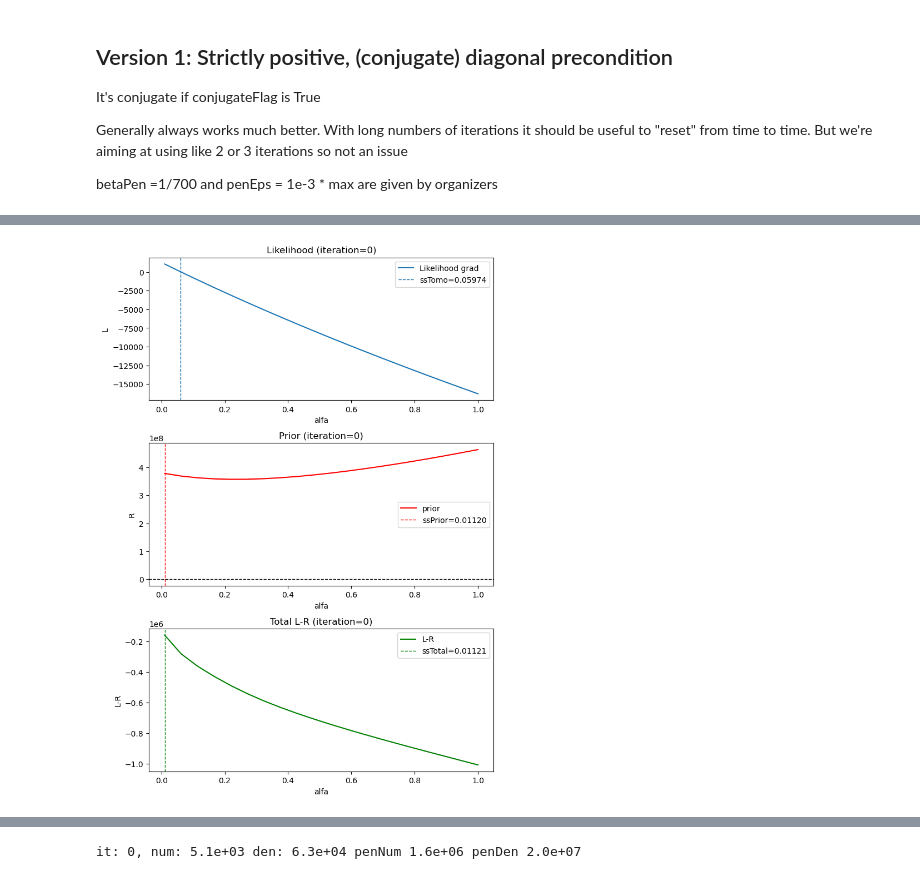
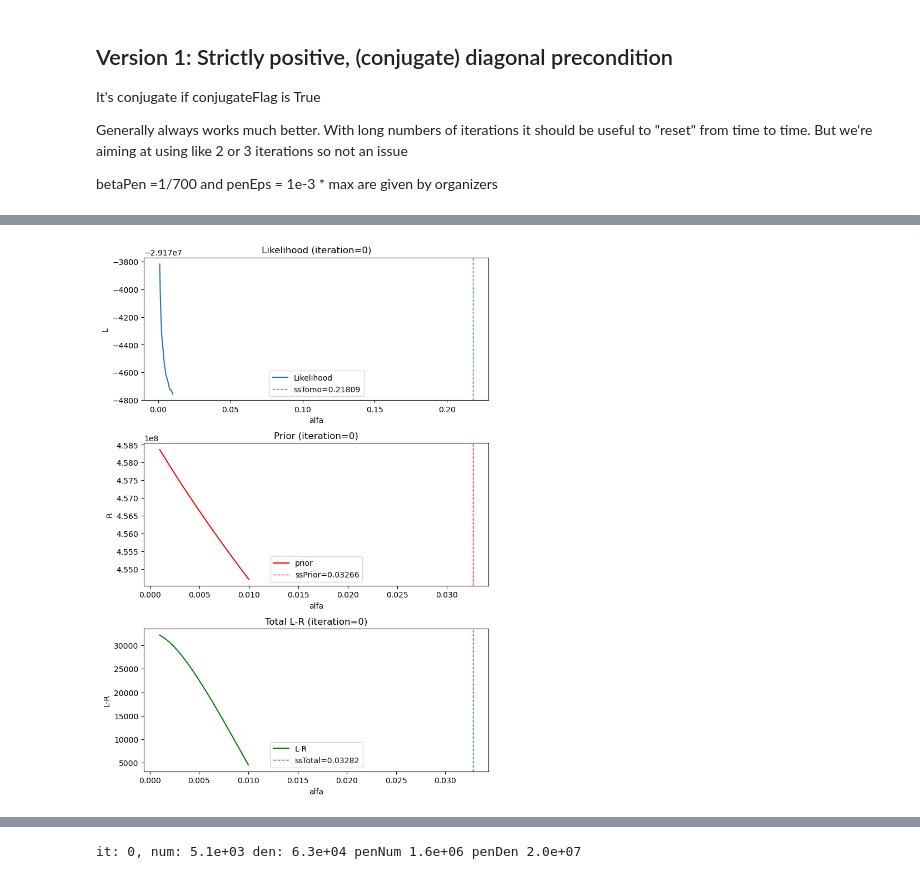
Before and after one commit to SyneRBI/PETRIC-Tomo-Unimib, a Jupyter notebook: Matteo_test.ipynb, the cells around one changed output, grey strips where cells are left out. Cells and saved outputs as stored; diff of their text form; code cells hidden in the pictures.

```diff
--- a/Matteo_test.ipynb
+++ b/Matteo_test.ipynb
@@ -14,7 +16,7 @@ import scipy.ndimage as ndi # used to do some processing on the images
 STIR.AcquisitionData.set_storage_scheme('memory')
 # %%
 # path of the folder containing all the needed input data
-data_path = '/mnt/share/petric/Siemens_mMR_ACR'
+data_path = '/mnt/share/petric/Siemens_mMR_NEMA_IQ'
 # %%
 STIR.set_verbosity(1)
 # %% [markdown]
@@ -241,16 +226,18 @@ def L_grad(alfa,y,y_bar,fp_sdir):
 
     y_bar_next               =  y_bar+alfa*fp_sdir
     #y_bar_next=np.abs(y_bar_next) +0.0001
-    #y_bar_next[y_bar_next<=0]=L_eps
-    b=addCorr.as_array().flatten()
-    y_bar_next[y_bar_next<b]=b
+    y_bar_next[y_bar_next<=0]=L_eps
+
+    #b=addCorr.as_array().flatten()
+    #y_bar_next[y_bar_next<b]=b
 
     return np.sum( (y*fp_sdir)/(y_bar_next)-fp_sdir)
 
 
 def R_grad (alfa,x_old,kappa_,eps_,pixS_,sdir):
-    R=0
-    x_next=  x_old+alfa*sdir
+    R_prime          =0
+    #R_second         =0
+    x_next           =  x_old+alfa*sdir
     x_next[x_next<=0]=0
 
     for xs in range(-1,2):
@@ -277,15 +264,15 @@ def R_grad (alfa,x_old,kappa_,eps_,pixS_,sdir):
                 diff_s= sdir - s_shift
                 sum_s = sdir + s_shift
 
-                #wI       = 2*f*diff_s*(g+2*f)-f**2*(sum_s+2*np.where(f*diff_s > 0, 1, -1))
-                wI       = 2*f*diff_s*(g + np.abs(f))-f**2*(sum_s+eps_)
 
-                wI      /= ( g + 2 * np.abs(f) + eps_)**2
-
-
-                wI      *= pixS_[1]*kappa_*sk_ / np.sqrt((zs*pixS_[0])**2+(xs*pixS_[1])**2+(ys*pixS_[2])**2)
-                R       += np.sum(np.sum(np.sum(wI,axis=-1),axis=-1),axis=-1)
-        return R
+                N        = 2*f*diff_s*(g + np.abs(f))-f**2*(sum_s+eps_)
+                D        = ( g + 2 * np.abs(f) + eps_)
+                molt_fac = pixS_[1]*kappa_*sk_ / np.sqrt((zs*pixS_[0])**2+(xs*pixS_[1])**2+(ys*pixS_[2])**2)
+                R_prime       += np.sum(np.sum(np.sum(molt_fac*N/D**2,axis=-1),axis=-1),axis=-1)
+                #R_second      += np.sum(np.sum(np.sum(molt_fac*\
+                                #(2*diff_s**2*(g+3*np.abs(f))*D**2 +\
+                                 #D*((sum_s)+2*(np.abs(f)*diff_s)/(f+0.0001)*N))/(D**4),axis=-1),axis=-1),axis=-1)
+        return R_prime
 
 def Obj_grad (alfa,y,y_bar,fp_sdir, x_old,kappa_,eps_,pixS_,sdir):
 
@@ -309,7 +296,7 @@ pGrad = image.get_uniform_copy(0)
 sDir = image.get_uniform_copy(0)
 
 sampling=20
-alfa= np.linspace(0.01,1 , sampling)
+alfa= np.linspace(0.001,0.01 , sampling)
 L_values=np.zeros((nIt,sampling))
 L_grad_values=np.zeros((nIt,sampling))
 R_values=np.zeros((nIt,sampling))
@@ -373,6 +360,7 @@ for itIdx in range(nIt):
 
 
 
+
     #Tomo step size
     ssNum = sDir.dot(gradI)
     ssDen = fPsDir.dot((fPsDir/fwdProj)) #*42
@@ -412,8 +411,8 @@ show_it=show_it%nIt
 fig, axs = plt.subplots(3, 1, figsize=(8, 12))
 plt.subplots_adjust(hspace=0.3)
 
-#axs[0].plot(alfa,L_values[show_it,:],label='Likelihood')
-axs[0].plot(alfa,L_grad_values[show_it,:],label='Likelihood grad')
+axs[0].plot(alfa,L_values[show_it,:],label='Likelihood')
+#axs[0].plot(alfa,L_grad_values[show_it,:],label='Likelihood grad')
 #axs[0].axhline(y=0, linestyle='--',color='black', linewidth=1)
 axs[0].axvline(x=ssTomo_hist[show_it], linestyle='--', linewidth=1, label=f'ssTomo={ssTomo_hist[show_it]:.5f}')
 axs[0].legend()
@@ -422,35 +421,35 @@ axs[0].set_title(f'Likelihood (iteration={show_it})')
 #axs[0].set_ylim([-1e7,0.5e7])
 axs[0].set_xlabel('alfa')
 axs[0].set_ylabel('L')
 
 
 
 axs[1].plot(alfa,R_values[show_it,:],color='red',label='prior')
 axs[1].axvline(x=ssPrior_hist[show_it],color='red', linestyle='--', linewidth=1, label=f'ssPrior={ssPrior_hist[show_it]:.5f}')
 
 #axs[1].plot(alfa,R_grad_values[show_it,:],label='Prior grad')
-axs[1].axhline(y=0, linestyle='--',color='black', linewidth=1)
+#axs[1].axhline(y=0, linestyle='--',color='black', linewidth=1)
 
 axs[1].legend()
 axs[1].set_title(f'Prior (iteration={show_it})')
 axs[1].set_xlabel('alfa')
 #axs[1].set_xlim([0,0.9])
 #axs[1].set_ylim([2.7e8,2.85e8])
 axs[1].set_ylabel('R')
 
 #axs[2].plot(alfa, L_values[show_it,:]-(1/700)*R_values[show_it,:],color='green',label='L-R_grad')
 axs[2].plot(alfa, LR_grad_values[show_it,:]-(1/700)*R_values[show_it,:],color='green',label='L-R')
 axs[2].axvline(x=ssTot_hist[show_it],color='green', linestyle='--', linewidth=1, label=f'ssTotal={ssTot_hist[show_it]:.5f}')
 axs[2].legend()
 axs[2].set_title(f'Total L-R (iteration={show_it})')
 axs[2].set_xlabel('alfa')
 #axs[2].set_xlim([0,0.9])
 #axs[2].set_ylim([1.235e9,1.246e9])
 axs[2].set_ylabel('L-R')
 
 show_it +=1
 # %% [output]
-[figure, old version]
+[figure, new version]
 # %%
 #STEP SIZE Computation
 image.fill(inpImage)
```
Also changed, not shown: parts of 6 cells of this notebook, 2 other files.
